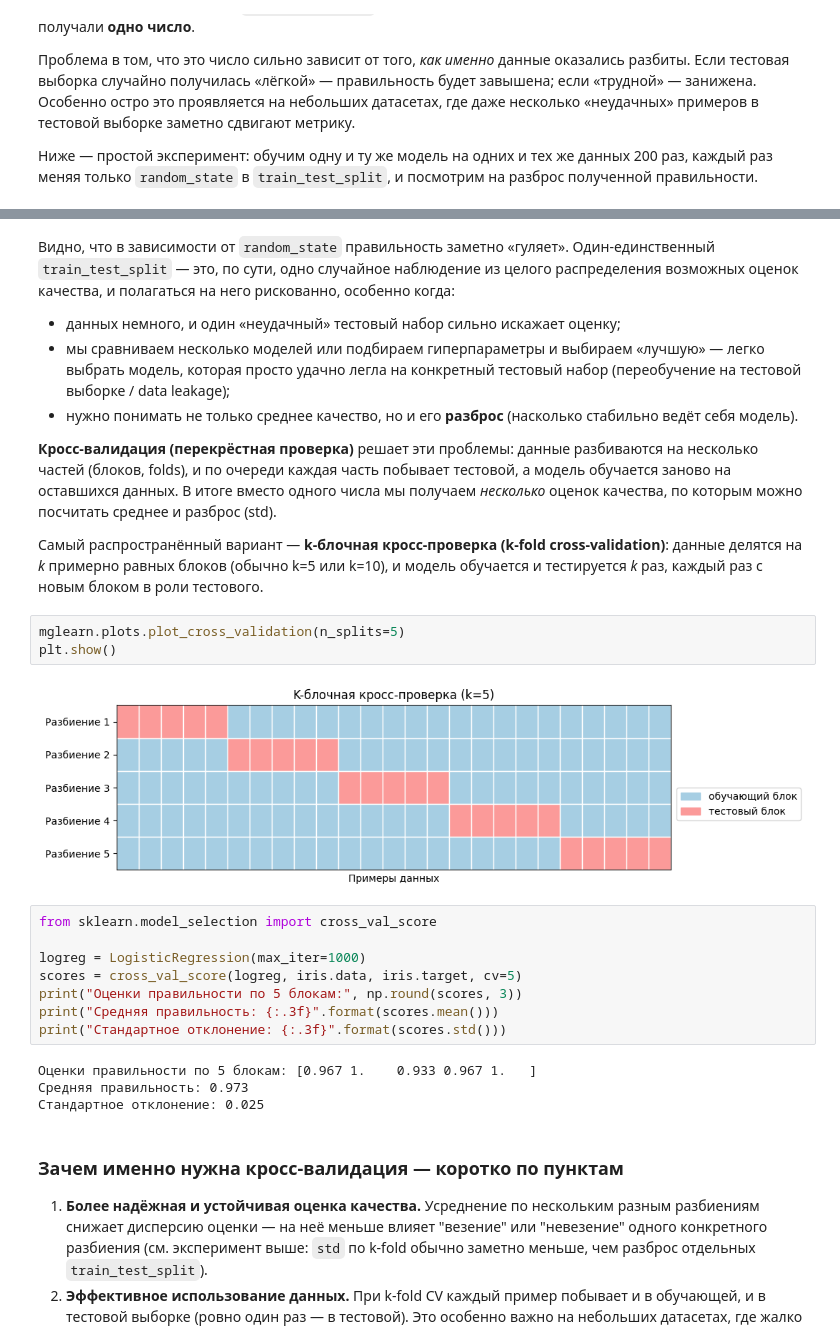
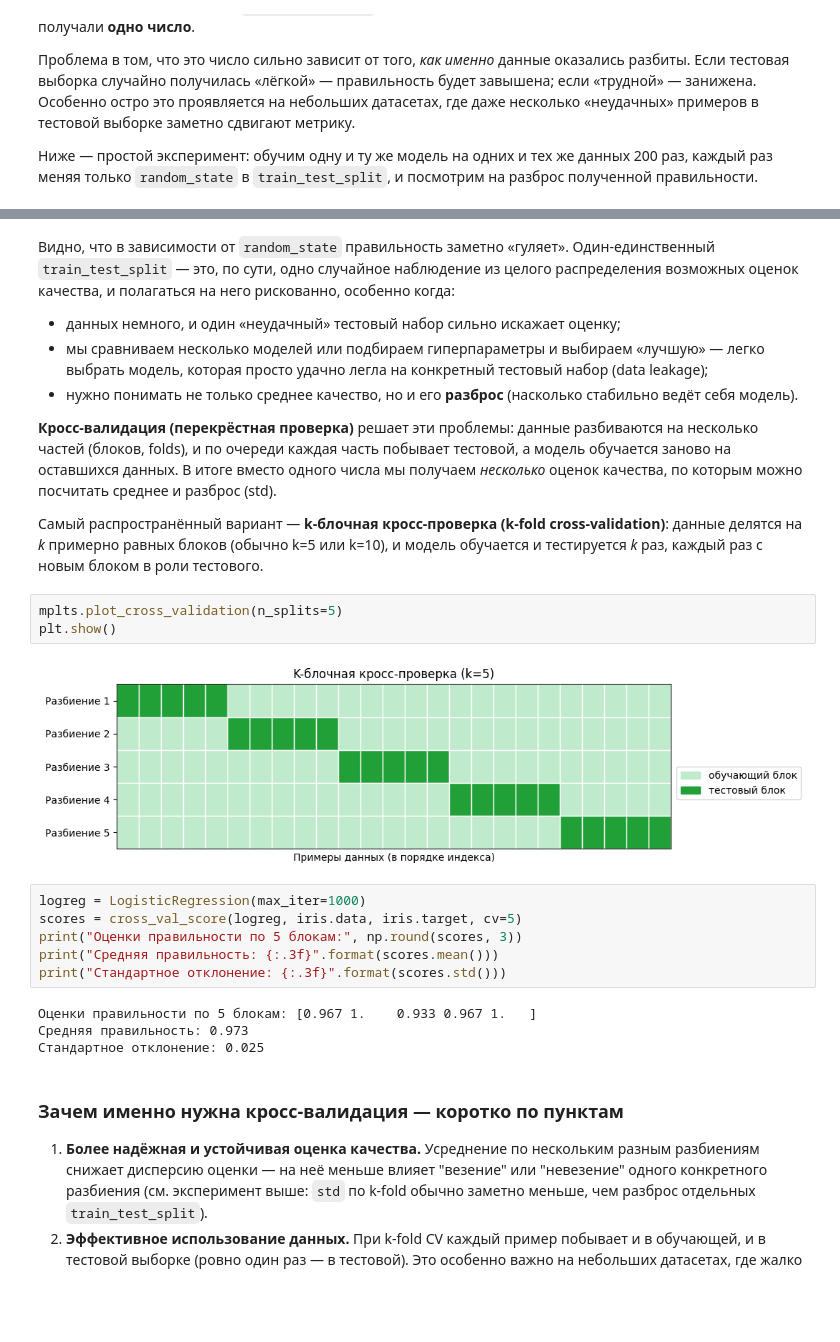
Before and after one commit to perets-dev/learn_course, a Jupyter notebook: week_8/01_cross_validation.ipynb, the cells around one changed output, grey strips where cells are left out. Saved outputs shown, nothing was run; the diff lists cells and outputs as text; blank space fills up the shorter version.

```diff
--- a/week_8/01_cross_validation.ipynb
+++ b/week_8/01_cross_validation.ipynb
@@ -272,8 +99,7 @@ plt.show()
   оценку;
 * мы сравниваем несколько моделей или подбираем гиперпараметры и
   выбираем «лучшую» — легко выбрать модель, которая просто удачно
-  легла на конкретный тестовый набор (переобучение на тестовой
-  выборке / data leakage);
+  легла на конкретный тестовый набор (data leakage);
 * нужно понимать не только среднее качество, но и его **разброс**
   (насколько стабильно ведёт себя модель).
 
@@ -288,13 +114,11 @@ plt.show()
 блоков (обычно k=5 или k=10), и модель обучается и тестируется *k* раз,
 каждый раз с новым блоком в роли тестового.
 # %%
-mglearn.plots.plot_cross_validation(n_splits=5)
+mplts.plot_cross_validation(n_splits=5)
 plt.show()
 # %% [output]
-[figure, old version]
+[figure, new version]
 # %%
-from sklearn.model_selection import cross_val_score
-
 logreg = LogisticRegression(max_iter=1000)
 scores = cross_val_score(logreg, iris.data, iris.target, cv=5)
 print("Оценки правильности по 5 блокам:", np.round(scores, 3))
```
Also changed, not shown: parts of 52 cells of this notebook, 7 other files.
